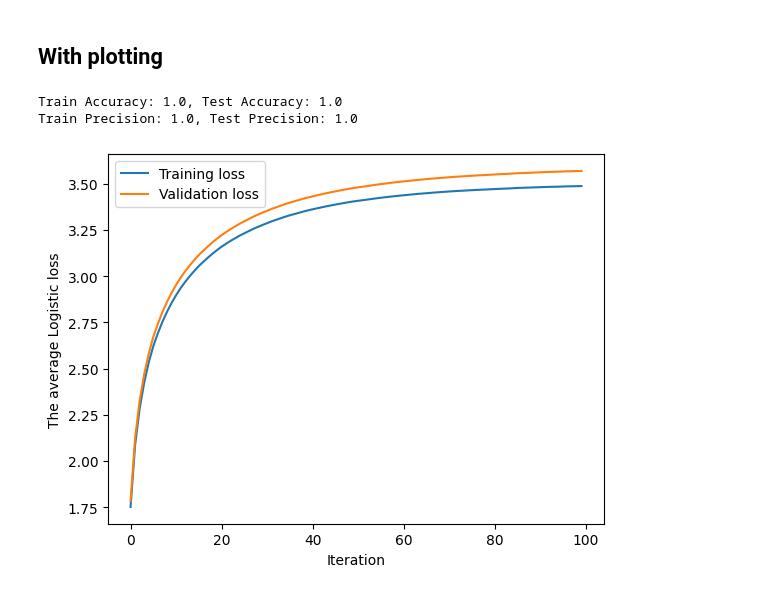
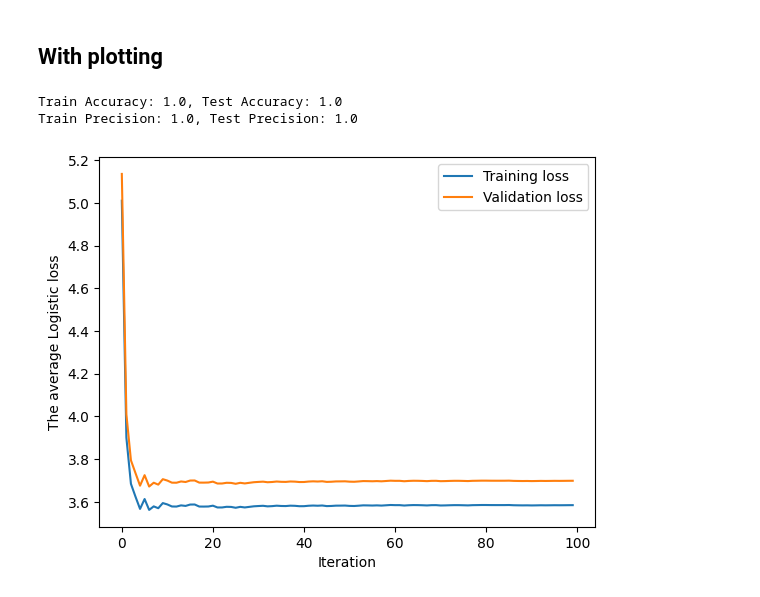
Before and after one commit to shimanaseri/ML-course, a Jupyter notebook: ML_HW1_Q2.ipynb, the cells around one changed output. Cells and saved outputs as stored; diff of their text form; code cells hidden in the pictures.

Commit message:
plotting updated

```diff
--- a/ML_HW1_Q2.ipynb
+++ b/ML_HW1_Q2.ipynb
@@ -245,7 +238,7 @@ from sklearn.linear_model import SGDClassifier
 from sklearn.metrics import mean_squared_error
 from sklearn.metrics import accuracy_score, precision_score
 
-model = SGDClassifier(loss='log_loss', max_iter=1 , learning_rate='constant', eta0=0.05)
+model = SGDClassifier(loss='log_loss', max_iter=1 , learning_rate='optimal', eta0=0.05)
 
 # Reshape to be 1-dimensional
 y_train_ravel = y_train.ravel()
@@ -264,31 +257,31 @@ for _ in range(100):
 
     # Calculate and record the custom loss
     train_loss = compute_loss(y_train, train_probs)
     val_loss = compute_loss(y_test, val_probs)
 
     train_losses.append(train_loss)
     val_losses.append(val_loss)
 
 y_pred_train = model.predict(X_train_normalized)
 y_pred_test = model.predict(X_test_normalized)
 
 # Evaluation
 train_accuracy = accuracy_score(y_train, y_pred_train)
 test_accuracy = accuracy_score(y_test, y_pred_test)
 train_precision = precision_score(y_train, y_pred_train)
 test_precision = precision_score(y_test, y_pred_test)
 
 print(f"Train Accuracy: {train_accuracy}, Test Accuracy: {test_accuracy}")
 print(f"Train Precision: {train_precision}, Test Precision: {test_precision}")
 
 # Plotting the loss curve
 plt.plot(train_losses, label='Training loss')
 plt.plot(val_losses, label='Validation loss')
 plt.xlabel('Iteration')
 plt.ylabel('The average Logistic loss')
 plt.legend()
 plt.show()
 # %% [output]
 Train Accuracy: 1.0, Test Accuracy: 1.0
 Train Precision: 1.0, Test Precision: 1.0
-[figure, old version]
+[figure, new version]
```
Also changed, not shown: parts of 3 cells of this notebook.
